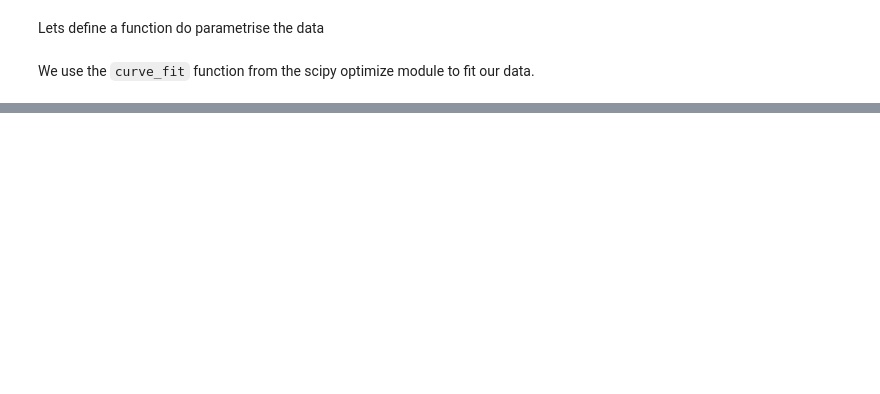
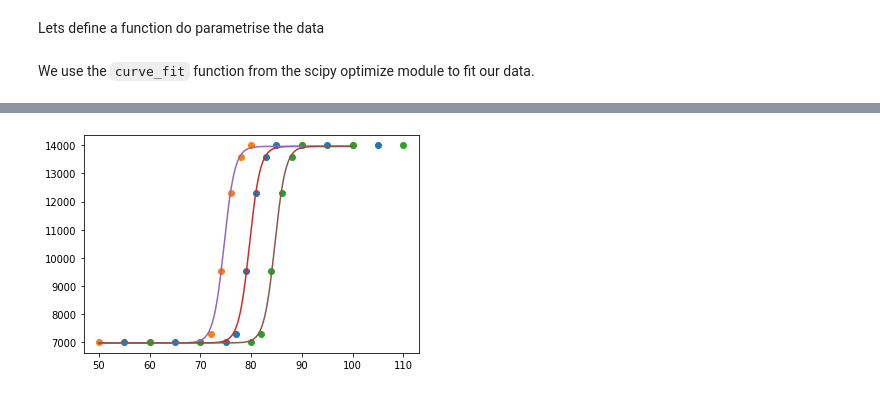
Before and after one commit to hscheid/jupyter_fp_ikf_v4, a Jupyter notebook: Analysis_part3_py.ipynb, the cells around one changed output, grey strips where cells are left out. Drawn from its saved outputs; the diff is of its cells as text; code cells hidden in the pictures; blank space fills up the shorter version.

```diff
--- a/Analysis_part3_py.ipynb
+++ b/Analysis_part3_py.ipynb
@@ -67,0 +73,11 @@ plt.show()
+# %%
+# Start with the 4.5V
+# we can not use . in the naming of a variable, so just 4 has to do
+xvalues_4V = np.array([55.0,65.0,75.0,77.0,79.0,81.0,83.0,85.0,95.0,105.0])
+yvalues_4V = np.array([7000,7000,7000,7300,9540, 12320, 13600, 14000,14000,14000])
+
+xvalues_8V = np.array([60.0,70.0,80.0,82.0,84.0,86.0,88.0,90.0,100.0,110.0])
+yvalues_8V = np.array([7000,7000,7000,7300,9540, 12320, 13600, 14000,14000,14000])
+# Note: I took the same y values everywhere. in reality this was probably not the case.
+
+ax_long = np.arange(50,110,0.1) # another extra axis. we now draw further than 100 in x direction
@@ -67,0 +86,6 @@ plt.show()
+# %%
+parameters_4V, covariance_4V = curve_fit(fermi, xvalues_4V, yvalues_4V, startValues_1V)
+fit_y_4V = fermi(ax,parameters_4V[0],parameters_4V[1],parameters_4V[2])
+
+parameters_8V, covariance_8V = curve_fit(fermi, xvalues_8V, yvalues_8V, startValues_1V)
+fit_y_8V = fermi(ax,parameters_8V[0],parameters_8V[1],parameters_8V[2])
@@ -67,0 +106,4 @@ plt.show()
+# %%
+startValues_8V = [14000.,84.,3.]
+parameters_8V, covariance_8V = curve_fit(fermi, xvalues_8V, yvalues_8V, startValues_8V)
+fit_y_8V = fermi(ax,parameters_8V[0],parameters_8V[1],parameters_8V[2])
@@ -67,0 +122,11 @@ plt.show()
+# %%
+plt.plot(xvalues_4V,yvalues_4V,"o")
+plt.plot(xvalues_1V,yvalues_1V,"o")
+plt.plot(xvalues_8V,yvalues_8V,"o")
+# plt.plot(xvalues,fit_y,"-")
+plt.plot(ax,fit_y_4V,"-")
+plt.plot(ax,fit_y_1V,"-")
+plt.plot(ax,fit_y_8V,"-")
+plt.show()
+# %% [output]
+[figure, added]
```
Also changed, not shown: parts of 19 cells of this notebook.
